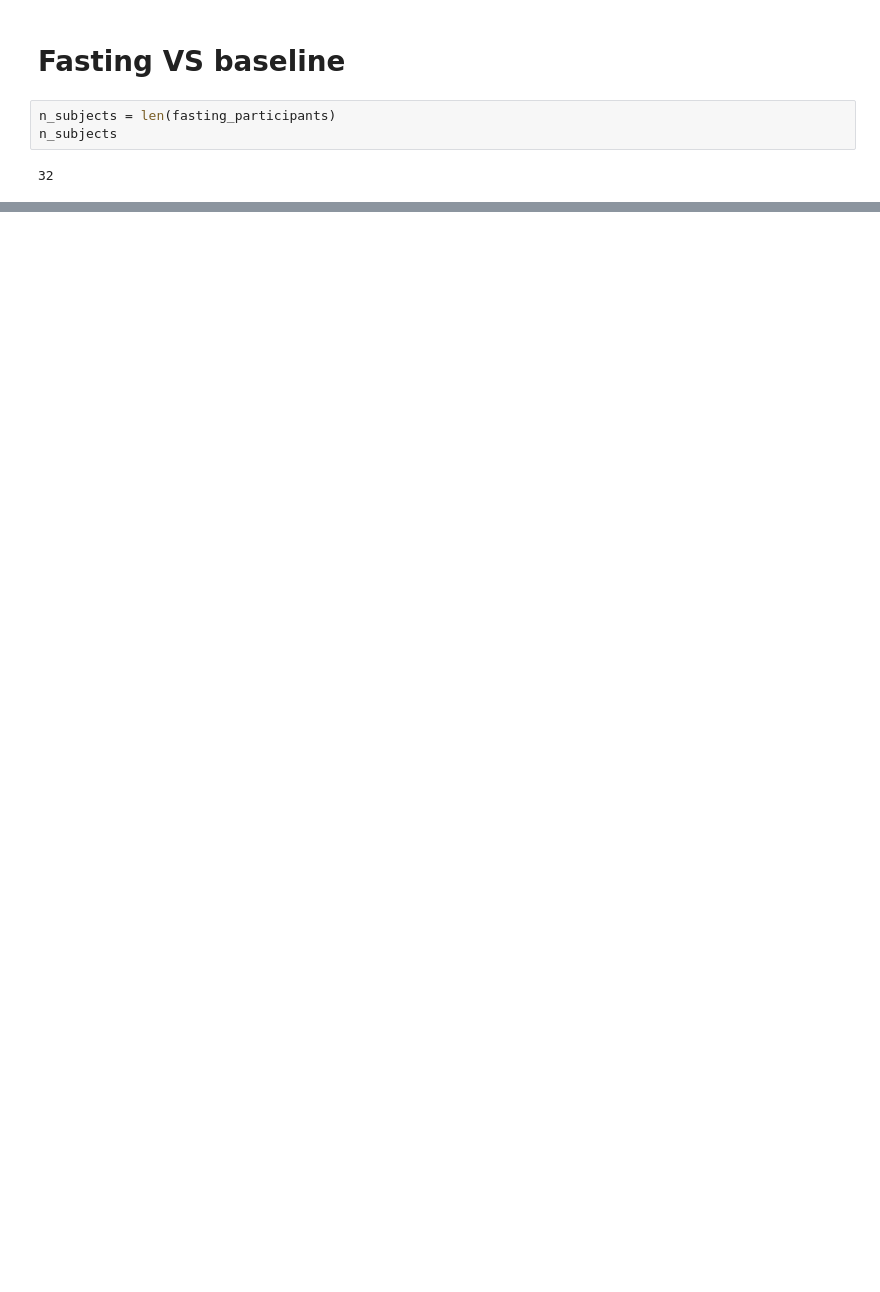
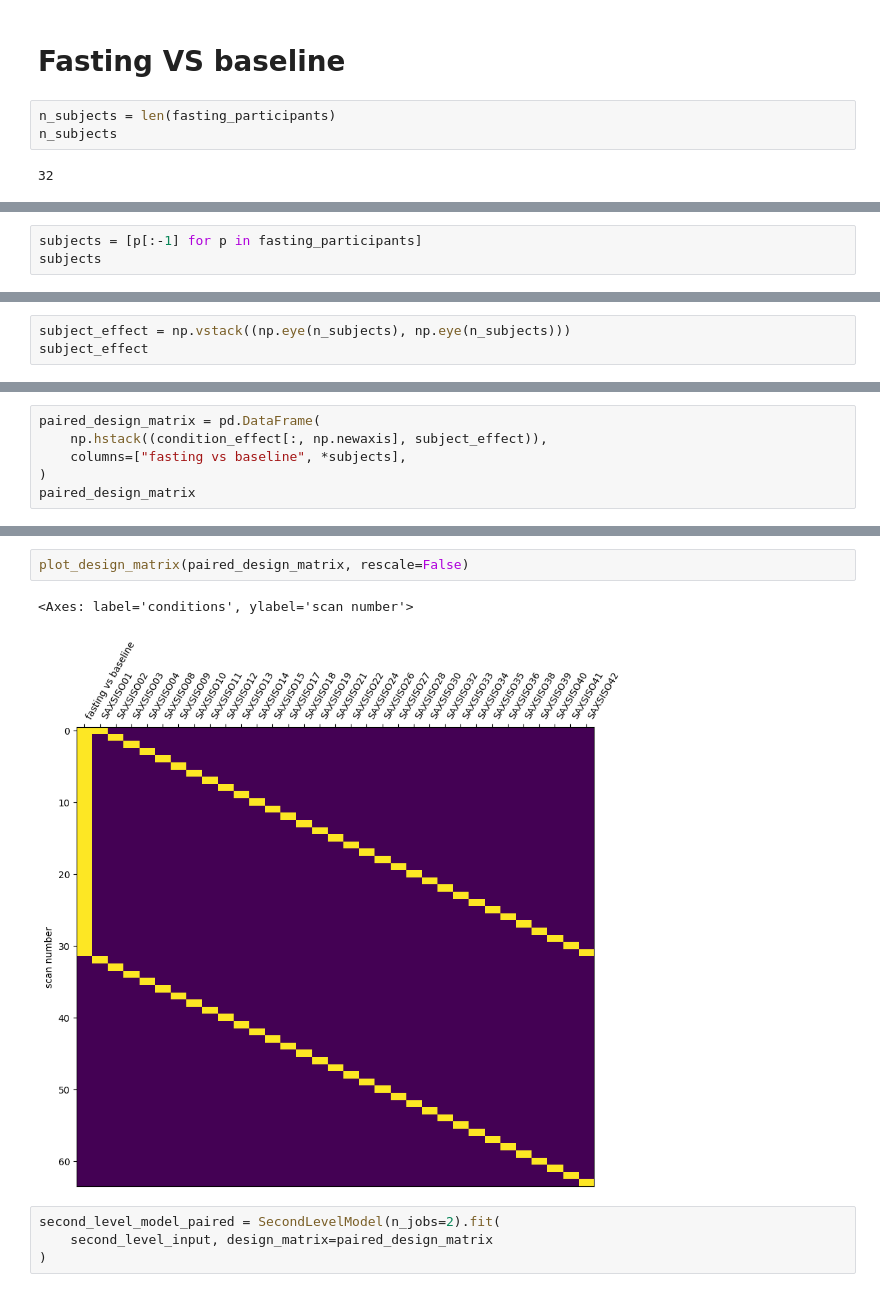
Before and after one commit to Anna-Palatkina-itu/social_isolation, a Jupyter notebook: paired_test_separate_runs.ipynb, the cells around one changed output, grey strips where cells are left out. Cells and saved outputs as stored; diff of their text form; blank space fills up the shorter version.

```diff
--- a/paired_test_separate_runs.ipynb
+++ b/paired_test_separate_runs.ipynb
@@ -74,0 +88,3 @@ len(fasting_food), len(baseline_food)
+# %%
+subjects = [p[:-1] for p in fasting_participants]
+subjects
@@ -100,0 +135,3 @@ array([1, 1, 1, ..., 0, 0, 0])
+# %%
+subject_effect = np.vstack((np.eye(n_subjects), np.eye(n_subjects)))
+subject_effect
@@ -100,0 +146,6 @@ array([1, 1, 1, ..., 0, 0, 0])
+# %%
+paired_design_matrix = pd.DataFrame(
+    np.hstack((condition_effect[:, np.newaxis], subject_effect)),
+    columns=["fasting vs baseline", *subjects],
+)
+paired_design_matrix
@@ -100,0 +166,9 @@ array([1, 1, 1, ..., 0, 0, 0])
+# %%
+plot_design_matrix(paired_design_matrix, rescale=False)
+# %% [output]
+<Axes: label='conditions', ylabel='scan number'>
+[figure, added]
+# %%
+second_level_model_paired = SecondLevelModel(n_jobs=2).fit(
+    second_level_input, design_matrix=paired_design_matrix
+)
```
Also changed, not shown: parts of 9 cells of this notebook, 9 other files.
